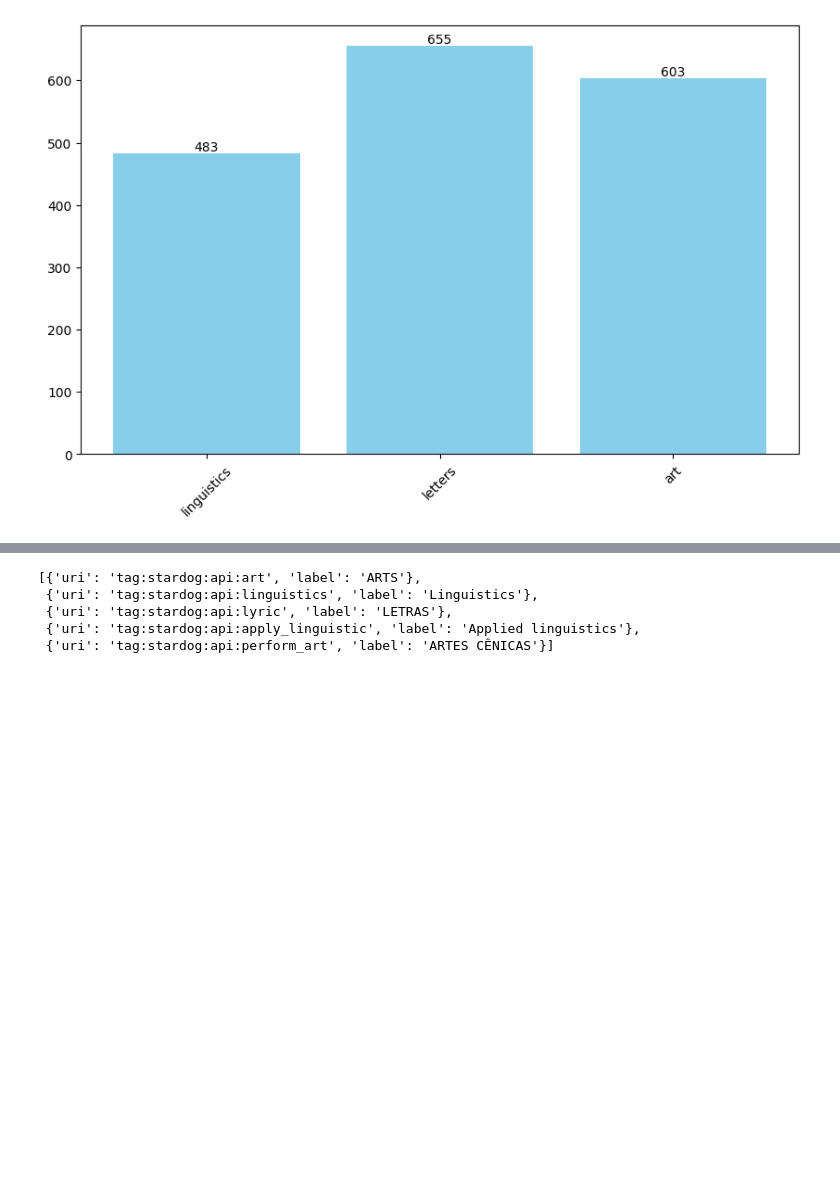
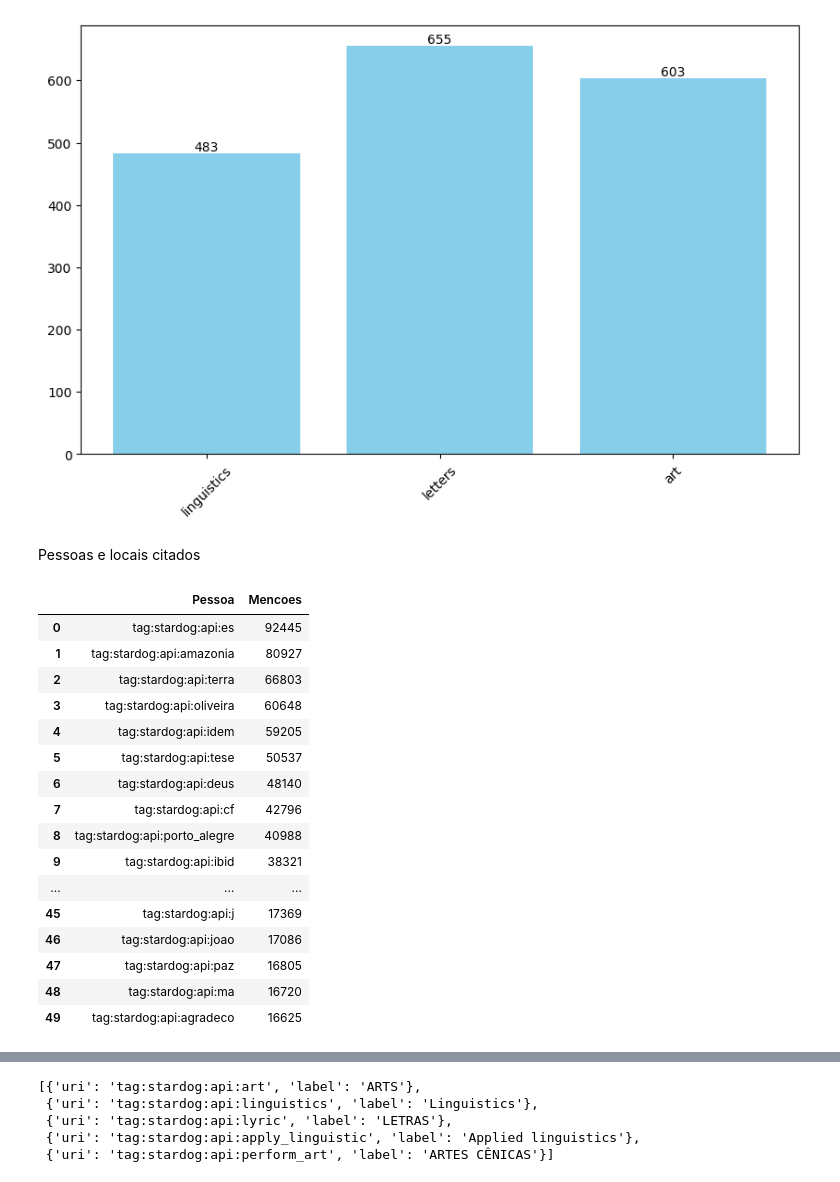
Before and after one commit to fabiocorreacordeiro/Indigenous-Slavery-KG, a Jupyter notebook: EDA.ipynb, the cells around one changed output, grey strips where cells are left out. Cells and saved outputs as stored; diff of their text form; code cells hidden in the pictures; blank space fills up the shorter version.

```diff
--- a/EDA.ipynb
+++ b/EDA.ipynb
@@ -508,3 +510,31 @@ CNPQ_nivel_1  = [
 cnpq_plot(CNPQ_nivel_1)
 # %% [output]
 [figure]
+# %% [markdown]
+Pessoas e locais citados
+# %%
+pessoas = graph.query("""
+MATCH (n:Person)<-[:mentions]-(d)
+RETURN n.uri as Pessoa, count(d) as Mencoes
+ORDER BY Mencoes desc
+LIMIT 50
+""")
+pd.DataFrame(pessoas, columns=['Pessoa', 'Mencoes'])
+# %% [output]
+|  | Pessoa | Mencoes |
+| 0 | tag:stardog:api:es | 92445 |
+| 1 | tag:stardog:api:amazonia | 80927 |
+| 2 | tag:stardog:api:terra | 66803 |
+| 3 | tag:stardog:api:oliveira | 60648 |
+| 4 | tag:stardog:api:idem | 59205 |
+| 5 | tag:stardog:api:tese | 50537 |
+| 6 | tag:stardog:api:deus | 48140 |
+| 7 | tag:stardog:api:cf | 42796 |
+| 8 | tag:stardog:api:porto_alegre | 40988 |
+| 9 | tag:stardog:api:ibid | 38321 |
+| ... | ... | ... |
+| 45 | tag:stardog:api:j | 17369 |
+| 46 | tag:stardog:api:joao | 17086 |
+| 47 | tag:stardog:api:paz | 16805 |
+| 48 | tag:stardog:api:ma | 16720 |
+| 49 | tag:stardog:api:agradeco | 16625 |
```
Also changed, not shown: parts of 4 cells of this notebook.
